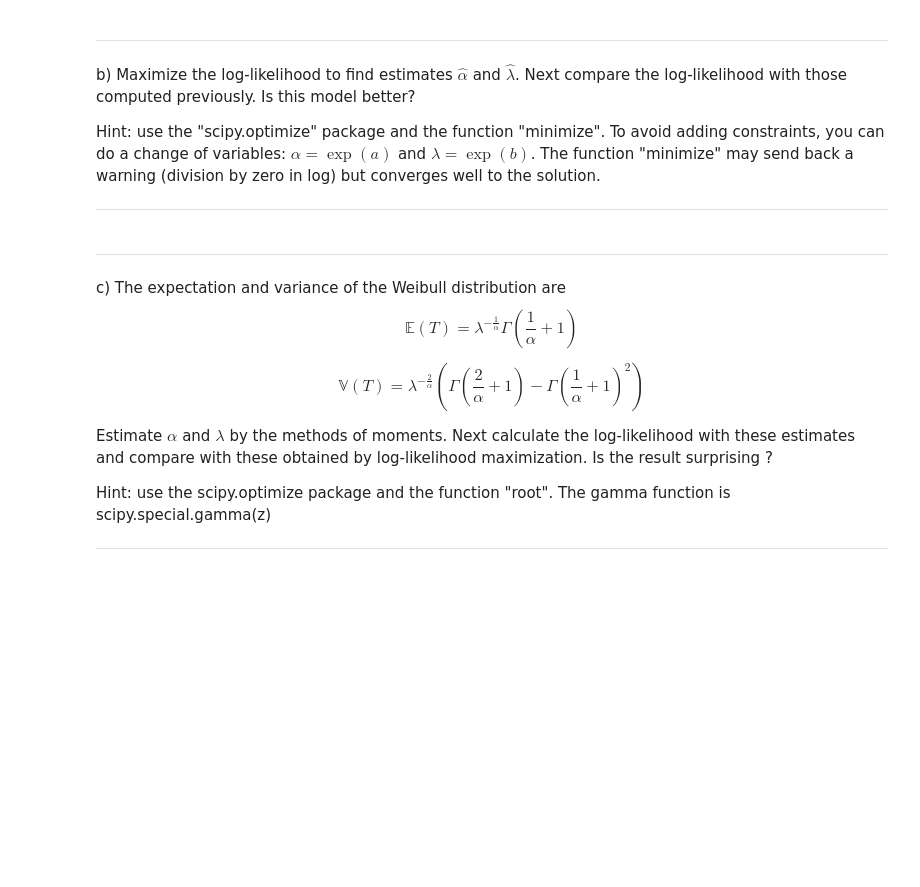
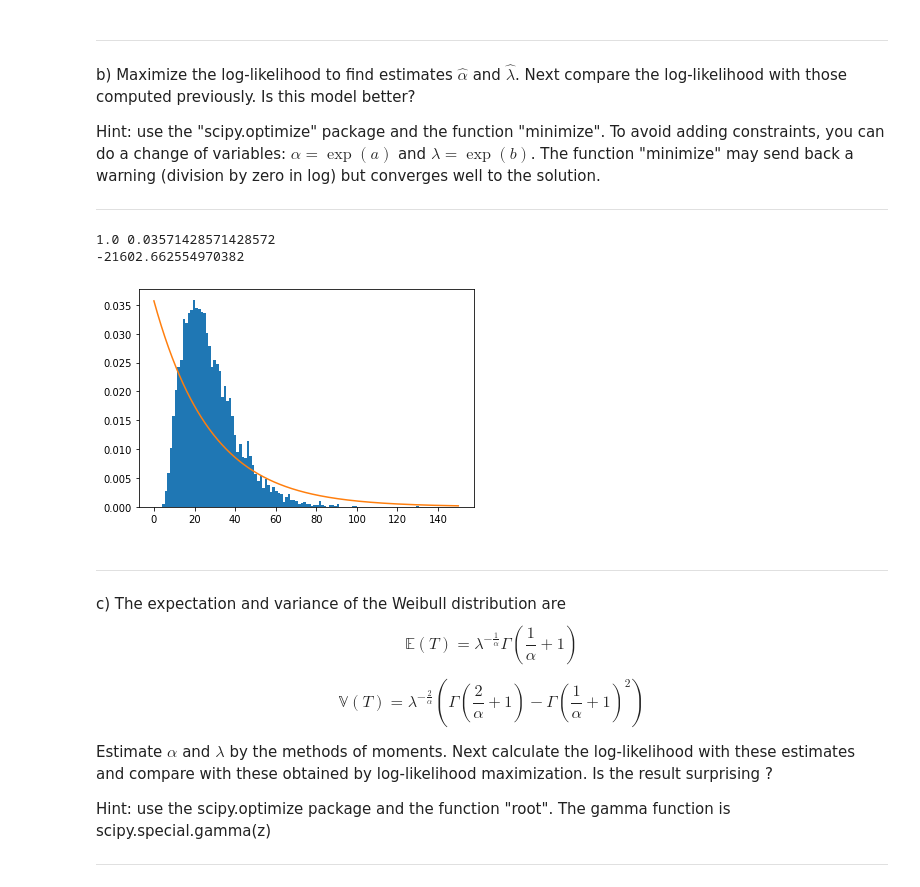
Before and after one commit to tsonnet/hackathon-mayo, a Jupyter notebook: Hackathon1.ipynb, the cells around one changed output. Saved outputs shown, nothing was run; the diff lists cells and outputs as text; code cells hidden in the pictures; blank space fills up the shorter version.

```diff
--- a/Hackathon1.ipynb
+++ b/Hackathon1.ipynb
@@ -180,3 +197,26 @@ Hint: use the "scipy.optimize" package and the function "minimize". To avoid add
+# %%
+from scipy.optimize import minimize
+
+def density_modified(args, sample):
+    return np.exp(args[1])*np.exp(args[0])*(data**np.exp(args[0]-1))*(np.exp(-np.exp(args[1])*(data**np.exp(args[0]))))
+
+def log_likelihood_modified(args, sample):
+    dens = density_modified(args, sample)
+    return -np.sum(np.log(dens))
+
+opti = minimize(log_likelihood_modified, (np.log(1), np.log(1/28)), args=time)
+opti_alpha = np.exp(opti.x[0])
+opti_gamma = np.exp(opti.x[1])
+print(opti_alpha, opti_gamma)
+print(log_likelihood((opti_alpha, opti_gamma), time))
+
+plt.hist(time, bins = 100, density = True)
+plt.plot(x, density((opti_alpha, opti_gamma), x))
+plt.show()
+# %% [output]
+1.0 0.03571428571428572
+-21602.662554970382
+[figure, added]
 # %% [markdown]
 ------------------------------------------------------------------------------------------------------
 
```
Also changed, not shown: parts of 6 cells of this notebook, 1 other file.
